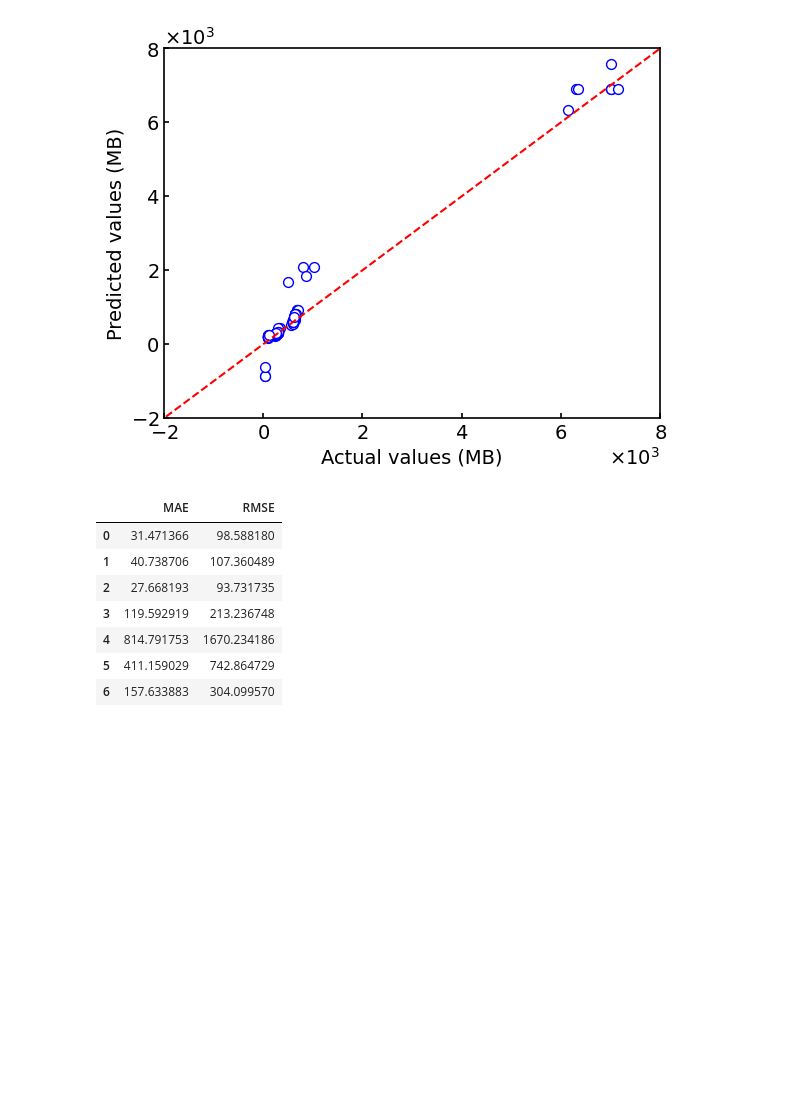
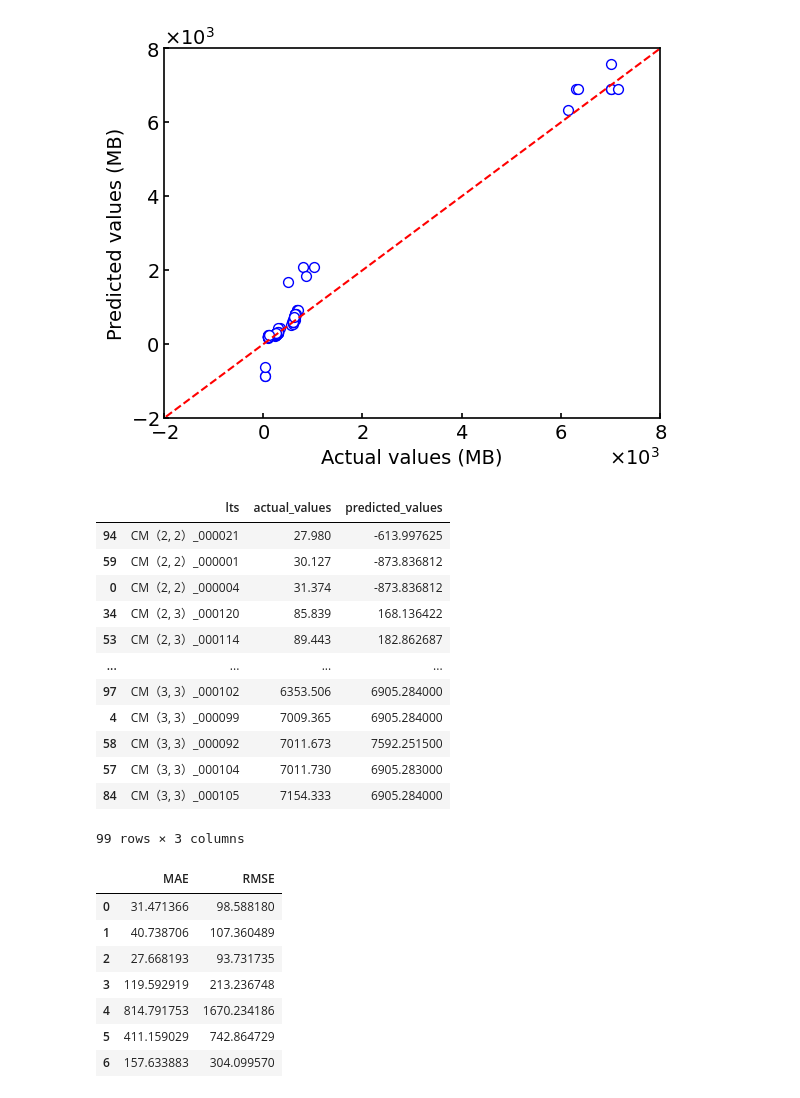
Before and after one commit to ITK13201/ml-dcs, a Jupyter notebook: ml-dcs/notebooks/evaluation_20241220/results/known_scenarios/memory-usage_CM.ipynb, the cells around one changed output. Cells and saved outputs as stored; diff of their text form; code cells hidden in the pictures; blank space fills up the shorter version.

```diff
--- a/ml-dcs/notebooks/evaluation_20241220/results/known_scenarios/memory-usage_CM.ipynb
+++ b/ml-dcs/notebooks/evaluation_20241220/results/known_scenarios/memory-usage_CM.ipynb
@@ -219,4 +219,5 @@ graph = Graph(
 )
 util = GraphUtil(graph)
 util.show()
+data_model.dataframe_div1000
 # %% [output]
@@ -224,5 +225,18 @@ util.show()
 {"mae": 157633.88257575757, "rmse": 304099.56981129484}
 [figure]
+|  | lts | actual_values | predicted_values |
+| 94 | CM（2, 2）_000021 | 27.980 | -613.997625 |
+| 59 | CM（2, 2）_000001 | 30.127 | -873.836812 |
+| 0 | CM（2, 2）_000004 | 31.374 | -873.836812 |
+| 34 | CM（2, 3）_000120 | 85.839 | 168.136422 |
+| 53 | CM（2, 3）_000114 | 89.443 | 182.862687 |
+| ... | ... | ... | ... |
+| 97 | CM（3, 3）_000102 | 6353.506 | 6905.284000 |
+| 4 | CM（3, 3）_000099 | 7009.365 | 6905.284000 |
+| 58 | CM（3, 3）_000092 | 7011.673 | 7592.251500 |
+| 57 | CM（3, 3）_000104 | 7011.730 | 6905.283000 |
+| 84 | CM（3, 3）_000105 | 7154.333 | 6905.284000 |
+99 rows × 3 columns
 # %%
 # FOR TABLE
 import pandas as pd
```
Also changed, not shown: parts of 7 cells of this notebook, 6 other files.
